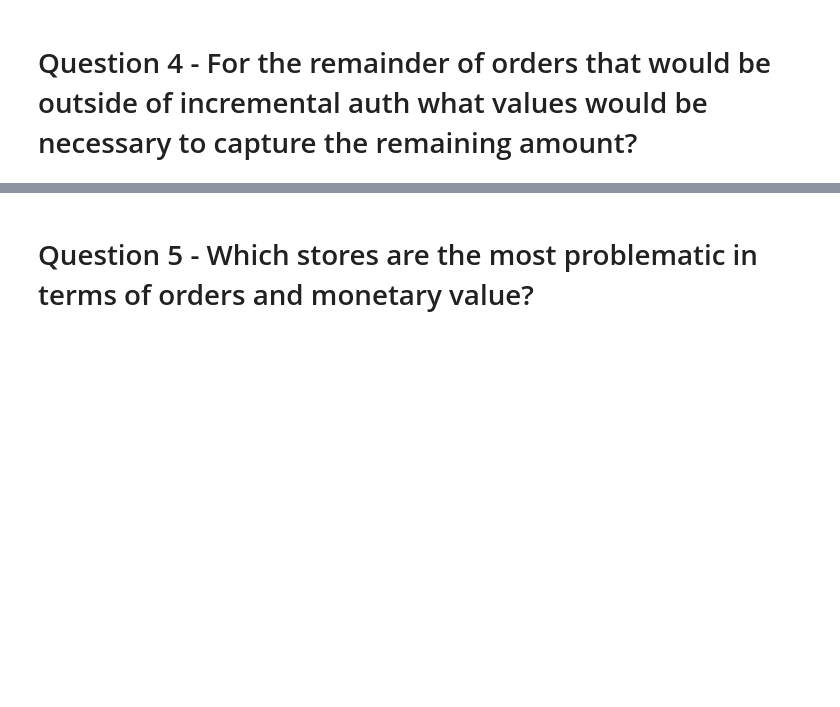
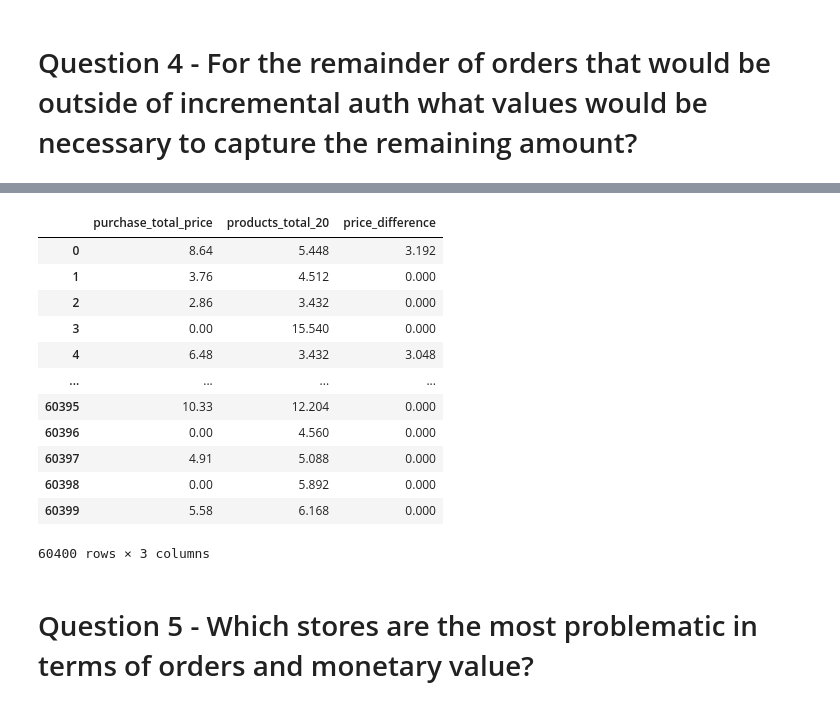
Before and after one commit to Nikolas121205/Monica-and-Nikolas-projet, a Jupyter notebook: main.ipynb, the cells around one changed output, grey strips where cells are left out. Drawn from its saved outputs; the diff is of its cells as text; code cells hidden in the pictures; blank space fills up the shorter version.

```diff
--- a/main.ipynb
+++ b/main.ipynb
@@ -172,3 +208,21 @@ df.loc[df['purchase_total_price'] > df['products_total_20'], 'price_difference']
+# %%
+df_q4_answer = df[["purchase_total_price", "products_total_20", "price_difference"]]
+# %%
+df_q4_answer
+# %% [output]
+|  | purchase_total_price | products_total_20 | price_difference |
+| 0 | 8.64 | 5.448 | 3.192 |
+| 1 | 3.76 | 4.512 | 0.000 |
+| 2 | 2.86 | 3.432 | 0.000 |
+| 3 | 0.00 | 15.540 | 0.000 |
+| 4 | 6.48 | 3.432 | 3.048 |
+| ... | ... | ... | ... |
+| 60395 | 10.33 | 12.204 | 0.000 |
+| 60396 | 0.00 | 4.560 | 0.000 |
+| 60397 | 4.91 | 5.088 | 0.000 |
+| 60398 | 0.00 | 5.892 | 0.000 |
+| 60399 | 5.58 | 6.168 | 0.000 |
+60400 rows × 3 columns
 # %% [markdown]
 # Question 5 - Which stores are the most problematic in terms of orders and monetary value?
 # %%
```
Also changed, not shown: parts of 6 cells of this notebook.
